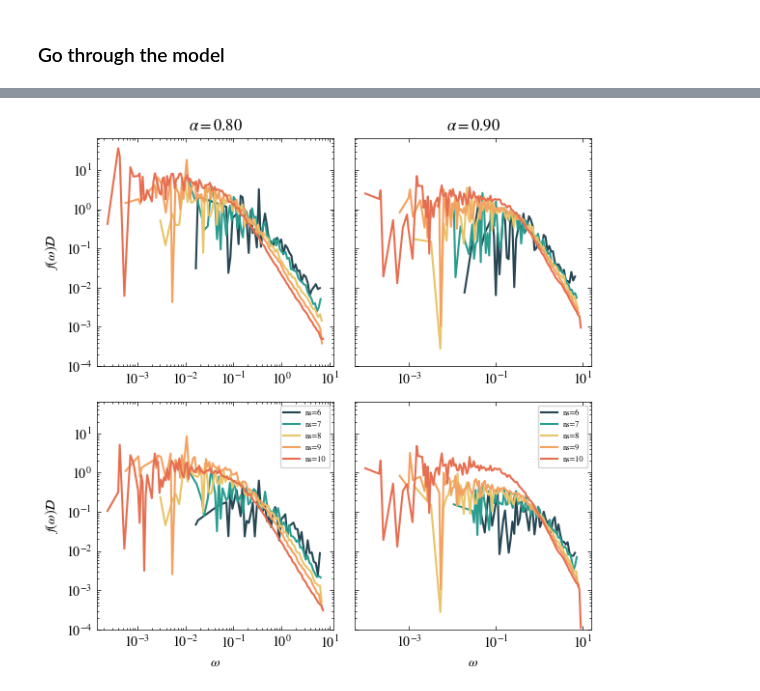
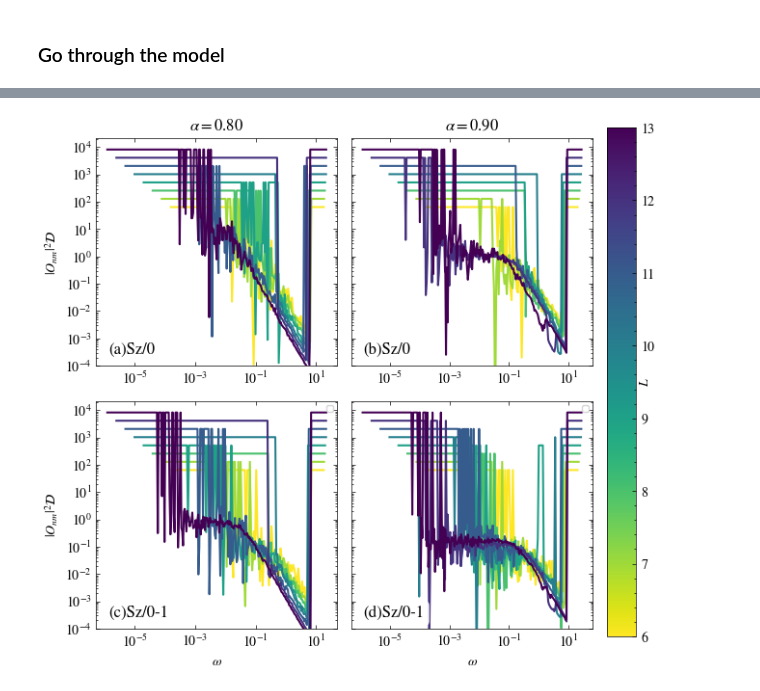
Before and after one commit to makskliczkowski/QuantumEigenSolver, a Jupyter notebook: Python/projects/2025_um_evolotion/evolution.ipynb, the cells around one changed output, grey strips where cells are left out. Cells and saved outputs as stored; diff of their text form; code cells hidden in the pictures.

```diff
--- a/Python/projects/2025_um_evolotion/evolution.ipynb
+++ b/Python/projects/2025_um_evolotion/evolution.ipynb
@@ -17,7 +17,7 @@ if parent_dir not in sys.path:
 #! General
 from QES.general_python.common.binary import get_global_logger
 from QES.general_python.common.timer import Timer, timeit
-from QES.general_python.common.binary import JAX_AVAILABLE, get_backend, get_global_logger, Array
+from QES.general_python.common.binary import get_global_logger, Array
 from QES.general_python.common import Plotter, MatrixPrinter, colorsCycle, linestylesCycle
 from QES.general_python.common import Directories
 from QES.general_python.common import HDF5Handler
@@ -40,4 +40,8 @@ logger      = get_global_logger()
 # ------------------------------------------------------------------
 data_dir = Directories(os.curdir, 'data')
 data_dir.mkdir()
+time_dir = Directories(data_dir, 'time_evo')
+time_dir.mkdir()
+stat_dir = Directories(data_dir, 'matrix')
+stat_dir.mkdir()
 # %% [output]
@@ -294,47 +379,51 @@ fig, ax = Plotter.get_subplots(
     figsize  = (3*len(alphas), 3*len(operators_map)),
     sharey   = True
 )
-
-typical = False
+getcolor, colors, norm = Plotter.get_colormap(sites, cmap='viridis_r')
+Plotter.add_colorbar_pos(fig, colors,
+                        mapable =    sites,
+                        pos     =   (1.0, 0.08, 0.05, 0.88), ylabel=r'$L$', ylabelcords=(1.1, 0.5)
+                    )
+typical = True
 
 for op_idx, (op_name, _) in enumerate(operators_map.items()):
     for alpha_idx, alpha in enumerate(alphas):
         idx_ax  = op_idx * len(alphas) + alpha_idx
         axis    = ax[idx_ax]
-
+        Plotter.set_annotate_letter(axis, idx_ax, x = 0.05, y = 0.05, addit = op_name)
         #! plot each ns into the same histogram
         for ns in sites:
-            h       = (histograms_typ if typical else histograms_av)[op_name][alpha][ns]
-            vals    = h.averages_av(is_typical=typical) * 2**ns
-
+            h : HistogramAverage    = (histograms_typ if typical else histograms_av)[op_name][alpha][ns]
+            vals                    = h.averages_av(is_typical=typical) * 2**ns
+            # counts                  = h.counts_col()
             # one mask for >0, finite
             mask    = (vals > 0) & np.isfinite(vals)
             if not mask.any():
                 continue
 
-            axis.plot(h.bin_edges[mask], vals[mask], label=f"ns={ns}", lw=1.5)
+            axis.plot(h.bin_edges[mask], vals[mask], lw=1.5, color=getcolor(ns))
 
         # log–log and fixed y-range
         axis.set_xscale('log')
         axis.set_yscale('log')
         axis.set_ylim(1e-4, None)
 
         # only bottom row gets the x-label
         if op_idx == len(operators_map) - 1:
             axis.set_xlabel(r'$\omega$')
 
         # only first column gets the y-label
         if alpha_idx == 0:
-            axis.set_ylabel(r'$f(\omega) \mathcal{D}$')
+            axis.set_ylabel(r'$|O_{nm}|^2 \mathcal{D}$')
 
         # legend in bottom of each column (or top-right of bottom row)
         if op_idx == len(operators_map) - 1:
             axis.legend(frameon=True, loc='upper right', fontsize=6)
 
         # optional: put alpha in the column title on top row
         if op_idx == 0:
             axis.set_title(f"$\\alpha = {alpha:.2f}$")
 
 fig.tight_layout()
 # %% [output]
-[figure, old version]
+[figure, new version]
```
Also changed, not shown: parts of 4 cells of this notebook, 2 other files.
